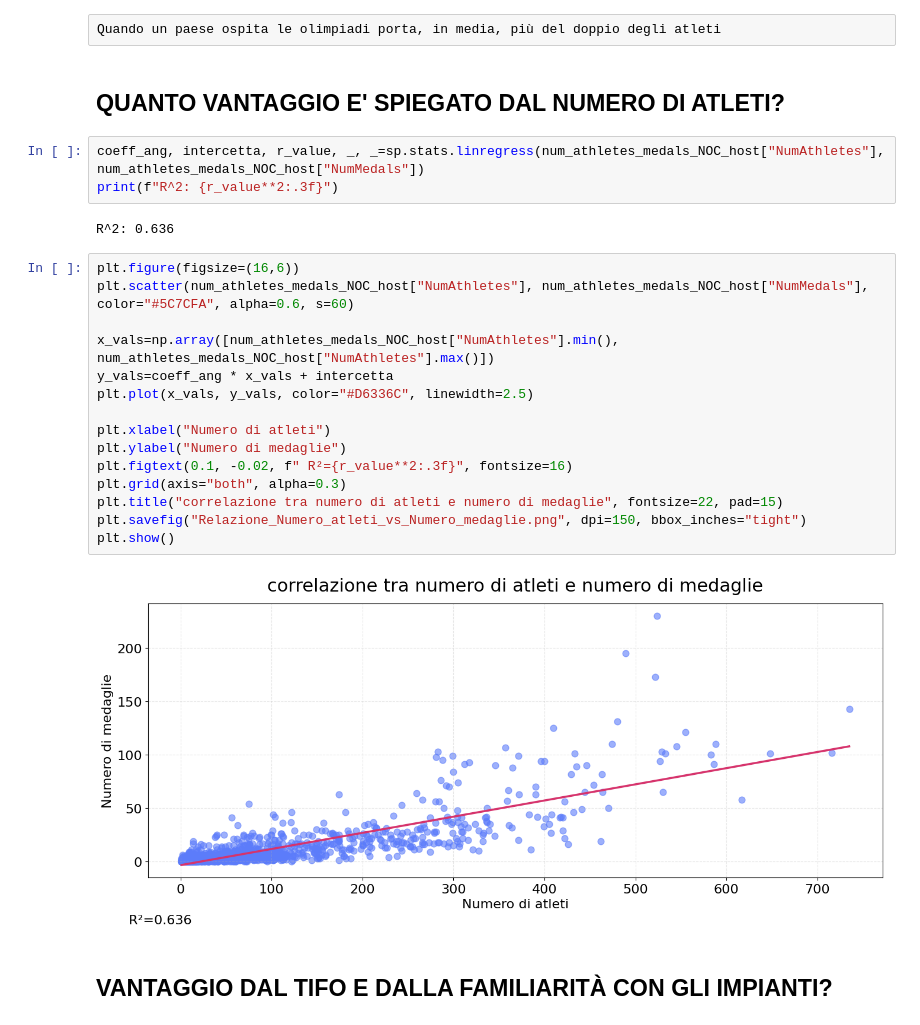
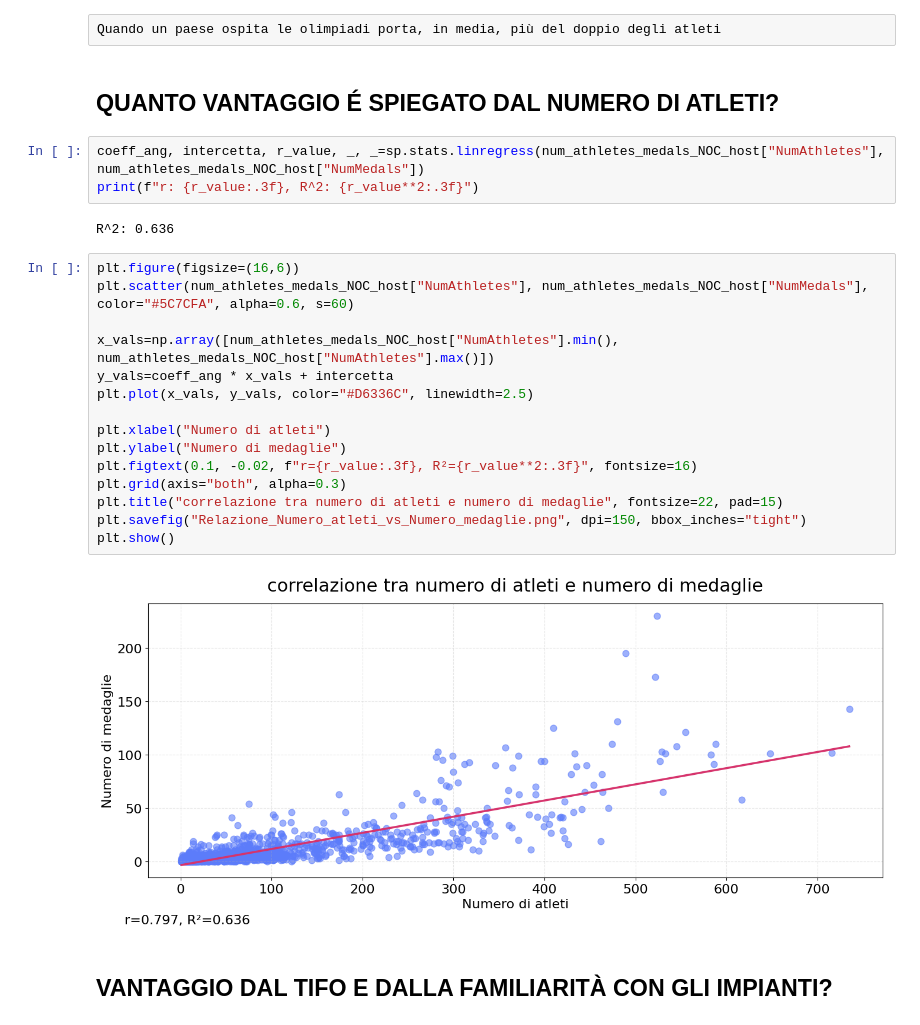
Before and after one commit to Cantarutti-Lorenzo/173497_Progetto_Fondamenti_di_Scienza_dei_dati_e_laboratorio, a Jupyter notebook: Il_vantaggio_di_giocare_in_casa.ipynb, the cells around one changed output. Drawn from its saved outputs; the diff is of its cells as text.

```diff
--- a/Il_vantaggio_di_giocare_in_casa.ipynb
+++ b/Il_vantaggio_di_giocare_in_casa.ipynb
@@ -276,29 +283,29 @@ plt.show()
 # %% [raw]
 Quando un paese ospita le olimpiadi porta, in media, più del doppio degli atleti
 # %% [markdown]
-## QUANTO VANTAGGIO E' SPIEGATO DAL NUMERO DI ATLETI?
+## QUANTO VANTAGGIO É SPIEGATO DAL NUMERO DI ATLETI?
 # %%
 coeff_ang, intercetta, r_value, _, _=sp.stats.linregress(num_athletes_medals_NOC_host["NumAthletes"], num_athletes_medals_NOC_host["NumMedals"])
-print(f"R^2: {r_value**2:.3f}")
+print(f"r: {r_value:.3f}, R^2: {r_value**2:.3f}")
 # %% [output]
 R^2: 0.636
 # %%
 plt.figure(figsize=(16,6))
 plt.scatter(num_athletes_medals_NOC_host["NumAthletes"], num_athletes_medals_NOC_host["NumMedals"], color="#5C7CFA", alpha=0.6, s=60)
 
 x_vals=np.array([num_athletes_medals_NOC_host["NumAthletes"].min(), num_athletes_medals_NOC_host["NumAthletes"].max()])
 y_vals=coeff_ang * x_vals + intercetta
 plt.plot(x_vals, y_vals, color="#D6336C", linewidth=2.5)
 
 plt.xlabel("Numero di atleti")
 plt.ylabel("Numero di medaglie")
-plt.figtext(0.1, -0.02, f" R²={r_value**2:.3f}", fontsize=16)
+plt.figtext(0.1, -0.02, f"r={r_value:.3f}, R²={r_value**2:.3f}", fontsize=16)
 plt.grid(axis="both", alpha=0.3)
 plt.title("correlazione tra numero di atleti e numero di medaglie", fontsize=22, pad=15)
 plt.savefig("Relazione_Numero_atleti_vs_Numero_medaglie.png", dpi=150, bbox_inches="tight")
 plt.show()
 # %% [output]
-[figure, old version]
+[figure, new version]
 # %% [markdown]
 ## VANTAGGIO DAL TIFO E DALLA FAMILIARITÀ CON GLI IMPIANTI?
 # %%
```
Also changed, not shown: parts of 6 cells of this notebook, 1 other file.
